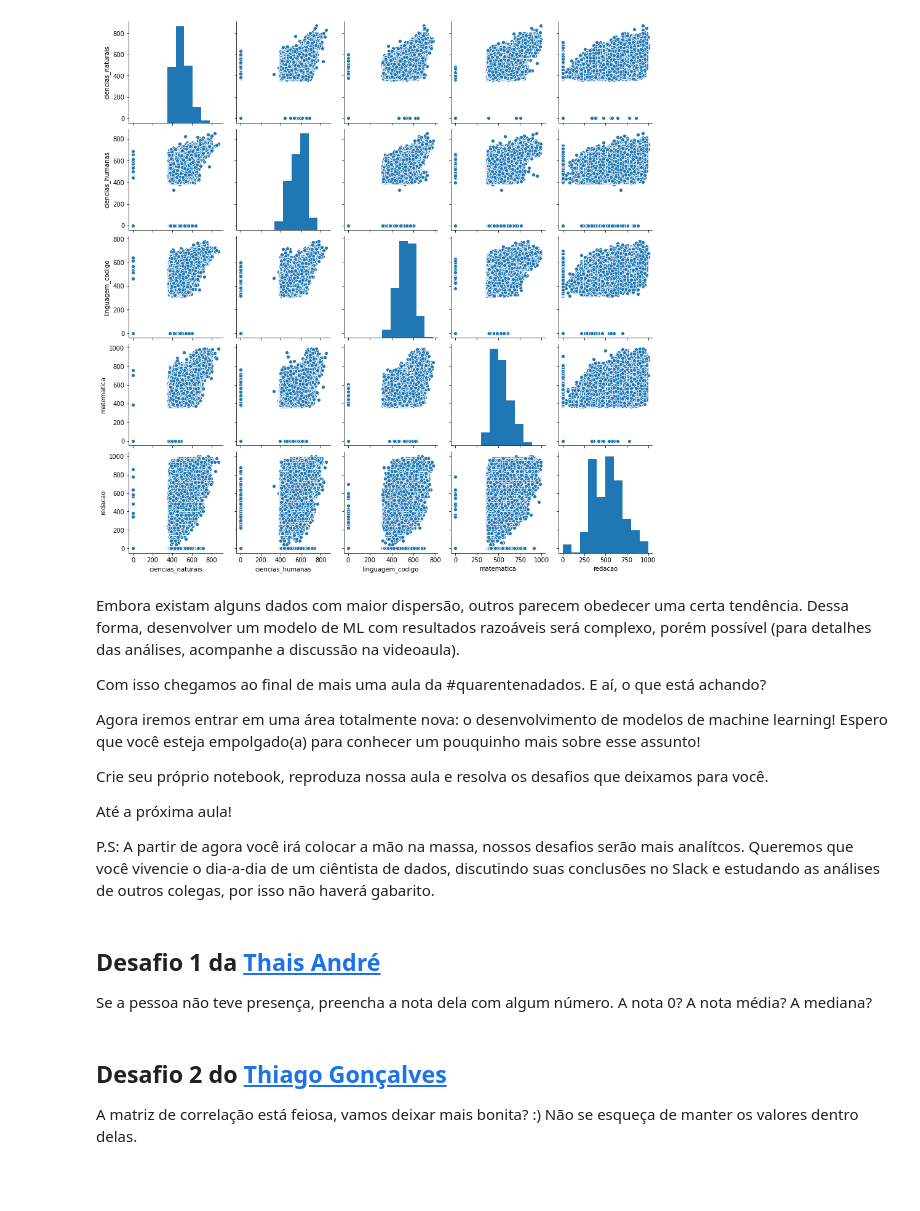
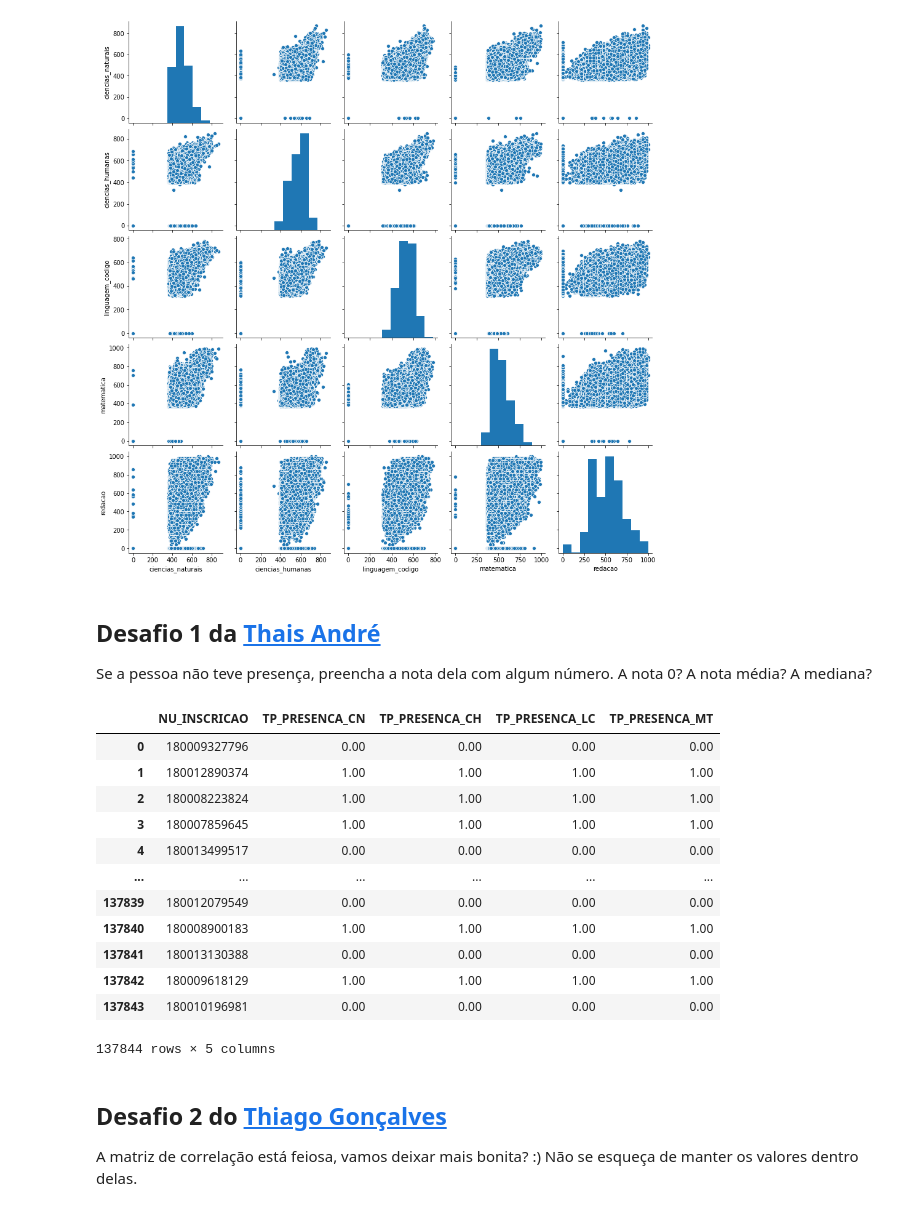
Before and after one commit to edsonajunior/Data-Science-study, a Jupyter notebook: QuarentenaDados_Aula04.ipynb, the cells around one changed output. Cells and saved outputs as stored; diff of their text form; code cells hidden in the pictures; blank space fills up the shorter version.

```diff
--- a/QuarentenaDados_Aula04.ipynb
+++ b/QuarentenaDados_Aula04.ipynb
@@ -157,23 +108,28 @@ sns.pairplot(dados_notas)
 # %% [output]
 <seaborn.axisgrid.PairGrid at 0x...>
 [figure]
-# %% [markdown]
-Embora existam alguns dados com maior dispersão, outros parecem obedecer uma certa tendência. Dessa forma, desenvolver um modelo de ML com resultados razoáveis será complexo, porém possível (para detalhes das análises, acompanhe a discussão na videoaula).
-
-Com isso chegamos ao final de mais uma aula da #quarentenadados. E aí, o que está achando?
-
-Agora iremos entrar em uma área totalmente nova: o desenvolvimento de modelos de machine learning! Espero que você esteja empolgado(a) para conhecer um pouquinho mais sobre esse assunto!
-
-Crie seu próprio notebook, reproduza nossa aula e resolva os desafios que deixamos para você.
-
-Até a próxima aula!
-
-
-P.S: A partir de agora você irá colocar a mão na massa, nossos desafios serão mais analítcos. Queremos que você vivencie o dia-a-dia de um ciêntista de dados, discutindo suas conclusões no Slack e estudando as análises de outros colegas, por isso não haverá gabarito.
 # %% [markdown]
 ## Desafio 1 da [Thais André](https://twitter.com/thais_tandre)
 
 Se a pessoa não teve presença, preencha a nota dela com algum número. A nota 0? A nota média? A mediana?
+# %%
+inscricao_presenca = ['NU_INSCRICAO', 'TP_PRESENCA_CN', 'TP_PRESENCA_CH', 'TP_PRESENCA_LC', 'TP_PRESENCA_MT']
+inscricao_presenca = dados[inscricao_presenca].fillna(0)
+inscricao_presenca
+# %% [output]
+|  | NU_INSCRICAO | TP_PRESENCA_CN | TP_PRESENCA_CH | TP_PRESENCA_LC | TP_PRESENCA_MT |
+| 0 | 180009327796 | 0.00 | 0.00 | 0.00 | 0.00 |
+| 1 | 180012890374 | 1.00 | 1.00 | 1.00 | 1.00 |
+| 2 | 180008223824 | 1.00 | 1.00 | 1.00 | 1.00 |
+| 3 | 180007859645 | 1.00 | 1.00 | 1.00 | 1.00 |
+| 4 | 180013499517 | 0.00 | 0.00 | 0.00 | 0.00 |
+| ... | ... | ... | ... | ... | ... |
+| 137839 | 180012079549 | 0.00 | 0.00 | 0.00 | 0.00 |
+| 137840 | 180008900183 | 1.00 | 1.00 | 1.00 | 1.00 |
+| 137841 | 180013130388 | 0.00 | 0.00 | 0.00 | 0.00 |
+| 137842 | 180009618129 | 1.00 | 1.00 | 1.00 | 1.00 |
+| 137843 | 180010196981 | 0.00 | 0.00 | 0.00 | 0.00 |
+137844 rows × 5 columns
 # %% [markdown]
 ## Desafio 2 do [Thiago Gonçalves](https://twitter.com/tgcsantos)
 
```
Also changed, not shown: parts of 9 cells of this notebook.
